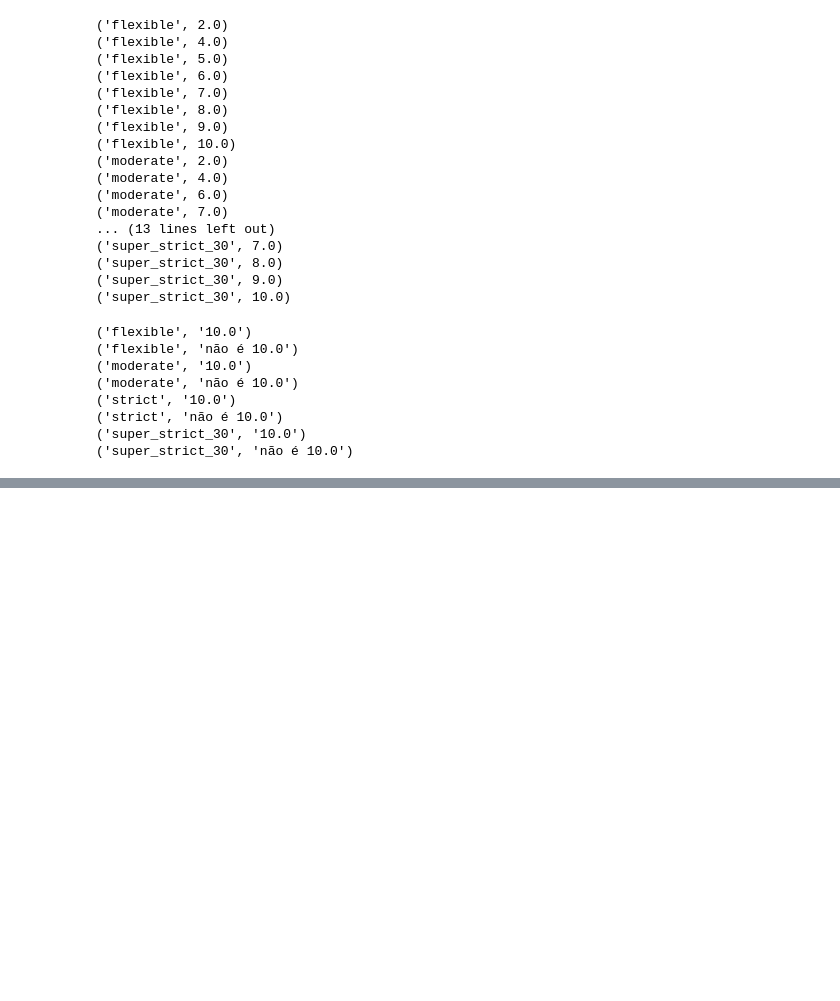
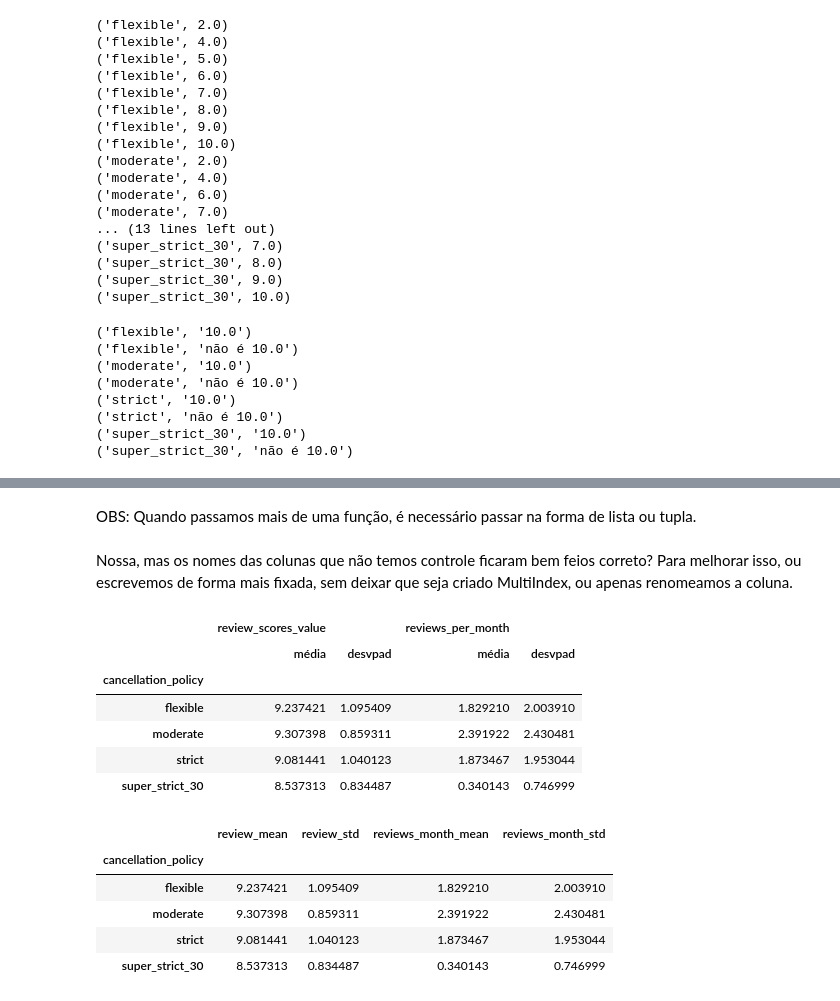
Before and after one commit to pedrozenatte/ciencia-de-dados-estudo, a Jupyter notebook: introducao-ciencia-de-dados/modulo-1/29_group_by.ipynb, the cells around one changed output, grey strips where cells are left out. Cells and saved outputs as stored; diff of their text form; code cells hidden in the pictures; blank space fills up the shorter version.

```diff
--- a/introducao-ciencia-de-dados/modulo-1/29_group_by.ipynb
+++ b/introducao-ciencia-de-dados/modulo-1/29_group_by.ipynb
@@ -311,0 +413,32 @@ for grupo, frame in df.groupby(by = agrupando):
+# %% [markdown]
+OBS: Quando passamos mais de uma função, é necessário passar na forma de lista ou tupla.
+# %% [markdown]
+Nossa, mas os nomes das colunas que não temos controle ficaram bem feios correto? Para melhorar isso, ou escrevemos de forma mais fixada, sem deixar que seja criado MultiIndex, ou apenas renomeamos a coluna.
+# %%
+# Renomeando as colunas:
+df1 = df.groupby('cancellation_policy').agg({'review_scores_value': [np.nanmean, np.nanstd], 'reviews_per_month': (np.nanmean, np.nanstd)}).rename(columns = {'nanmean': 'média', 'nanstd': 'desvpad'})
+
+# Sem multi-index
+df2 = df.groupby('cancellation_policy').agg(
+    review_mean = ('review_scores_value', np.nanmean),
+    review_std  = ('review_scores_value', np.nanstd),
+    reviews_month_mean = ('reviews_per_month', np.nanmean),
+    reviews_month_std  = ('reviews_per_month', np.nanstd)
+)
+
+display(df1.head())
+display(df2.head())
+# %% [output]
+|  | review_scores_value |  | reviews_per_month |  |
+|  | média | desvpad | média | desvpad |
+| cancellation_policy |  |  |  |  |
+| flexible | 9.237421 | 1.095409 | 1.829210 | 2.003910 |
+| moderate | 9.307398 | 0.859311 | 2.391922 | 2.430481 |
+| strict | 9.081441 | 1.040123 | 1.873467 | 1.953044 |
+| super_strict_30 | 8.537313 | 0.834487 | 0.340143 | 0.746999 |
+|  | review_mean | review_std | reviews_month_mean | reviews_month_std |
+| cancellation_policy |  |  |  |  |
+| flexible | 9.237421 | 1.095409 | 1.829210 | 2.003910 |
+| moderate | 9.307398 | 0.859311 | 2.391922 | 2.430481 |
+| strict | 9.081441 | 1.040123 | 1.873467 | 1.953044 |
+| super_strict_30 | 8.537313 | 0.834487 | 0.340143 | 0.746999 |
```
Also changed, not shown: parts of 8 cells of this notebook.
